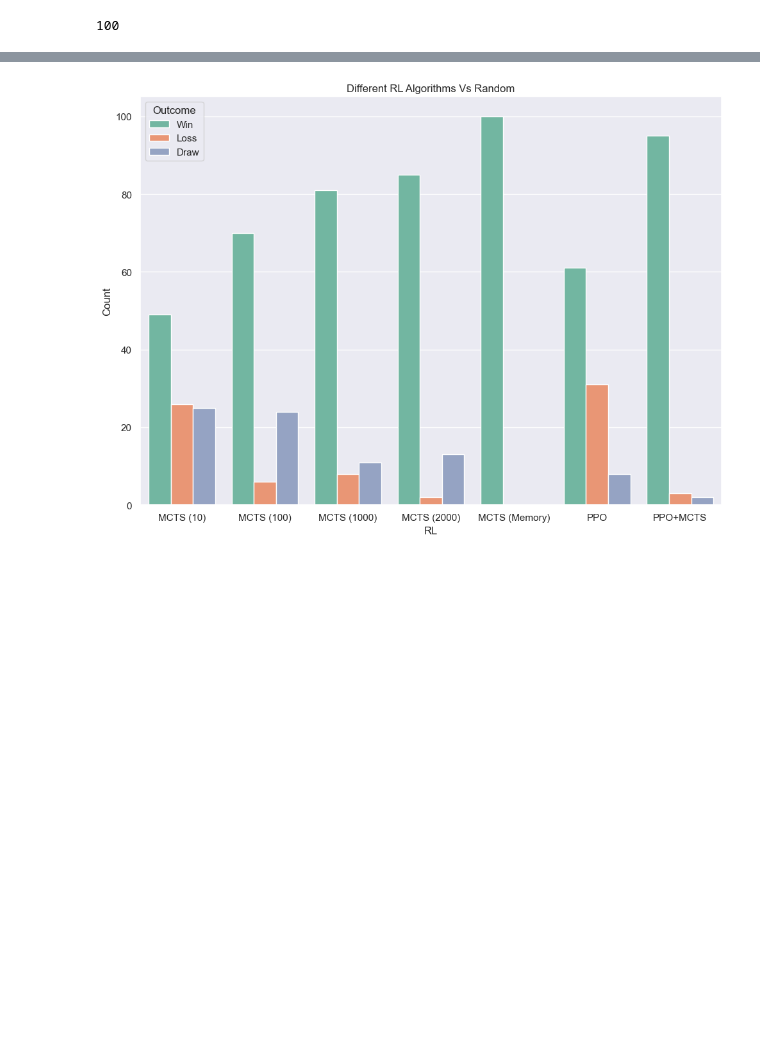
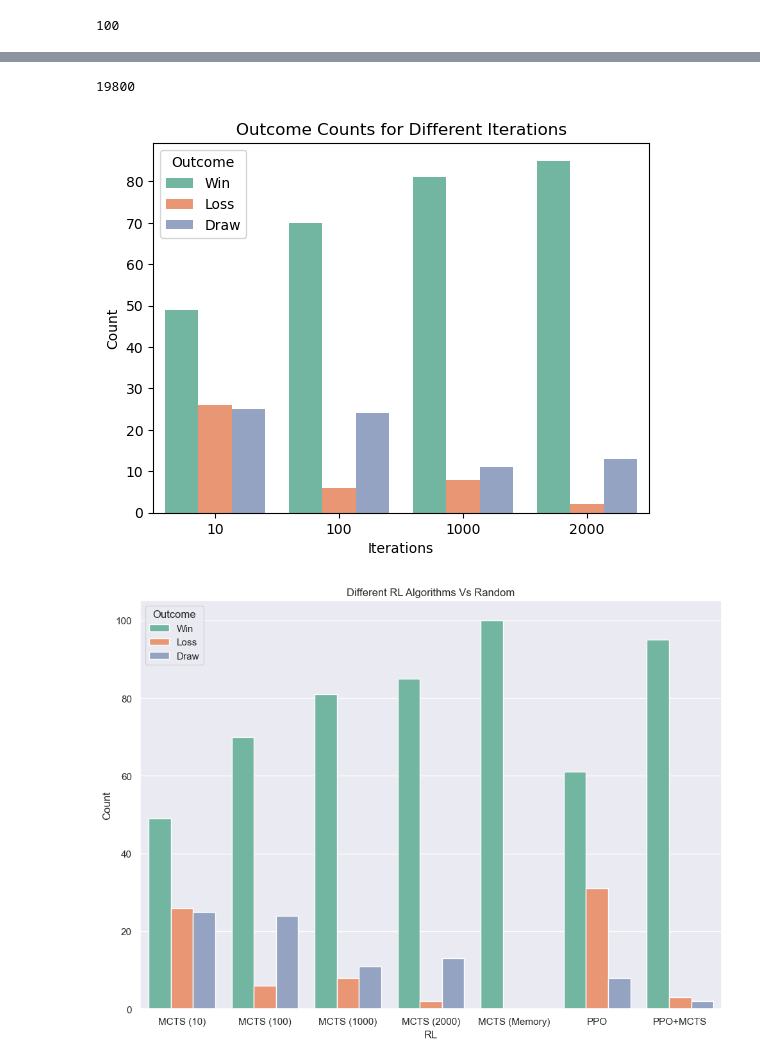
Before and after one commit to KaufmannLukas/ds-ultimate-tic-tac-toe, a Jupyter notebook: mcts_random_eda_1.ipynb, the cells around one changed output, grey strips where cells are left out. Drawn from its saved outputs; the diff is of its cells as text; code cells hidden in the pictures; blank space fills up the shorter version.

```diff
--- a/mcts_random_eda_1.ipynb
+++ b/mcts_random_eda_1.ipynb
@@ -76,7 +92,7 @@ ppo_random_01_1000000.head()
 # %%
 #Combining each model files at different iterations and different settings
 
-mcts = [mcts_100, mcts_500, mcts_1000, mcts_2000,]
+mcts = [mcts_10,mcts_100, mcts_1000, mcts_2000,]
 
 combined_mcts = pd.concat(mcts)
 # %%
@@ -247,37 +313,41 @@ filtered_data.head()
 # %%
-win_data = combined_mcts[(combined_mcts["mcts_color"] == combined_mcts["winner"]) & ~combined_mcts["winner"].isna()]
-loss_data = combined_mcts[(combined_mcts["mcts_color"] != combined_mcts["winner"]) & ~combined_mcts["winner"].isna()]
+win_data = combined_mcts[(combined_mcts["color"] == combined_mcts["winner"]) & ~combined_mcts["winner"].isna()]
+loss_data = combined_mcts[(combined_mcts["color"] != combined_mcts["winner"]) & ~combined_mcts["winner"].isna()]
 draw_data = combined_mcts[combined_mcts["winner"].isna()]
 # %%
 total = combined_mcts["game_nr"].sum()
 # %%
 total
+# %% [output]
+19800
 # %%
 
 
 
 
 # Create a new DataFrame for plotting
 plot_data = pd.DataFrame({
     'num_iter': combined_mcts['num_iter'].unique(),
     'Win': win_data.groupby('num_iter').size(),
     'Loss': loss_data.groupby('num_iter').size(),
     'Draw': draw_data.groupby('num_iter').size().fillna(0)
 })
 
 # Melt the DataFrame for Seaborn
 plot_data_melted = pd.melt(plot_data, id_vars='num_iter', var_name='Outcome', value_name='Count')
 
 # Create a bar plot
-sns.barplot(data=plot_data_melted, x='num_iter', y='Count', hue='Outcome')
+sns.barplot(data=plot_data_melted, x='num_iter', y='Count', hue='Outcome',palette='Set2')
 
 # Set plot labels and title
 plt.xlabel('Iterations')
 plt.ylabel('Count')
 plt.title('Outcome Counts for Different Iterations')
 
 # Show the plot
 plt.show()
+# %% [output]
+[figure, added]
 # %%
 #Stage-01 Against Random
 
```
Also changed, not shown: parts of 26 cells of this notebook.
